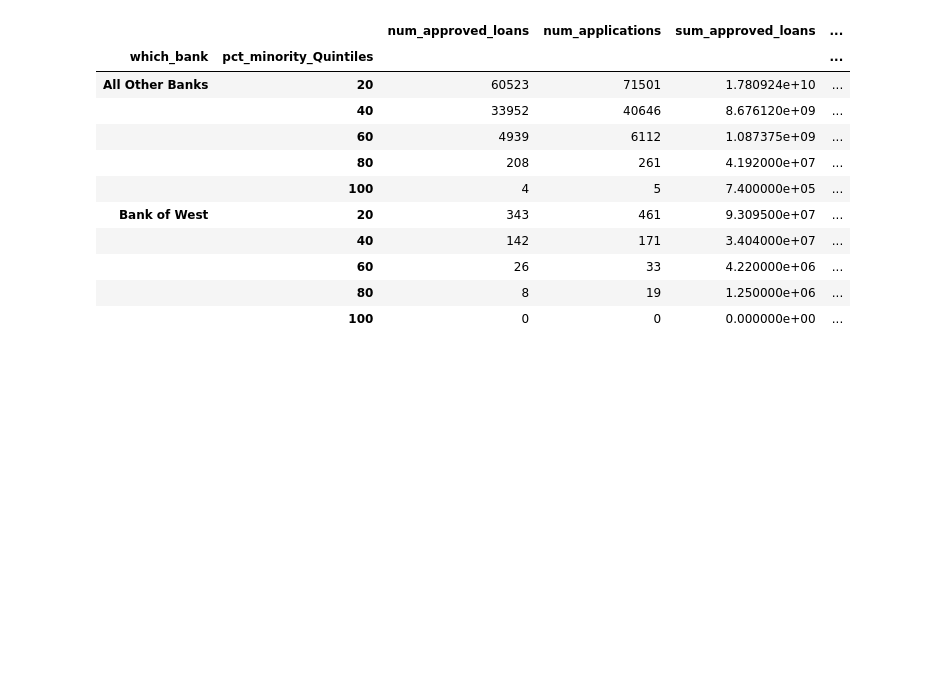
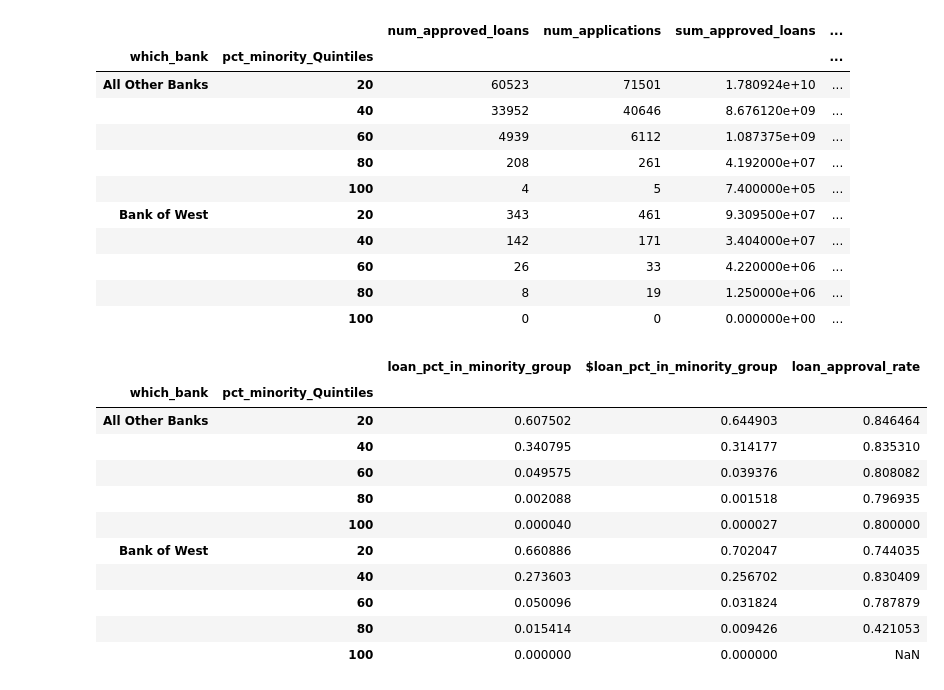
Before and after one commit to LeDataSciFi/FinTech-Capstone-2023, a Jupyter notebook: code/TablesAZ.ipynb, the cells around one changed output. Drawn from its saved outputs; the diff is of its cells as text; code cells hidden in the pictures; blank space fills up the shorter version.

```diff
--- a/code/TablesAZ.ipynb
+++ b/code/TablesAZ.ipynb
@@ -57,6 +57,21 @@ Quintiles_loan_table3
 |  | 60 | 26 | 33 | 4.220000e+06 | ... |
 |  | 80 | 8 | 19 | 1.250000e+06 | ... |
 |  | 100 | 0 | 0 | 0.000000e+00 | ... |
+# %%
+Quintiles_loan_table3.iloc[:,-3:]
+# %% [output]
+|  |  | loan_pct_in_minority_group | $loan_pct_in_minority_group | loan_approval_rate |
+| which_bank | pct_minority_Quintiles |  |  |  |
+| All Other Banks | 20 | 0.607502 | 0.644903 | 0.846464 |
+|  | 40 | 0.340795 | 0.314177 | 0.835310 |
+|  | 60 | 0.049575 | 0.039376 | 0.808082 |
+|  | 80 | 0.002088 | 0.001518 | 0.796935 |
+|  | 100 | 0.000040 | 0.000027 | 0.800000 |
+| Bank of West | 20 | 0.660886 | 0.702047 | 0.744035 |
+|  | 40 | 0.273603 | 0.256702 | 0.830409 |
+|  | 60 | 0.050096 | 0.031824 | 0.787879 |
+|  | 80 | 0.015414 | 0.009426 | 0.421053 |
+|  | 100 | 0.000000 | 0.000000 | NaN |
 # %%
 data['pct_White'] = data['Tot.WhitePop']/data['Tot.Pop'] * 100
 data['pct_Black'] = data['Tot.BlackPop ']/data['Tot.Pop'] * 100
```
Also changed, not shown: parts of 2 cells of this notebook, 2 other files.
